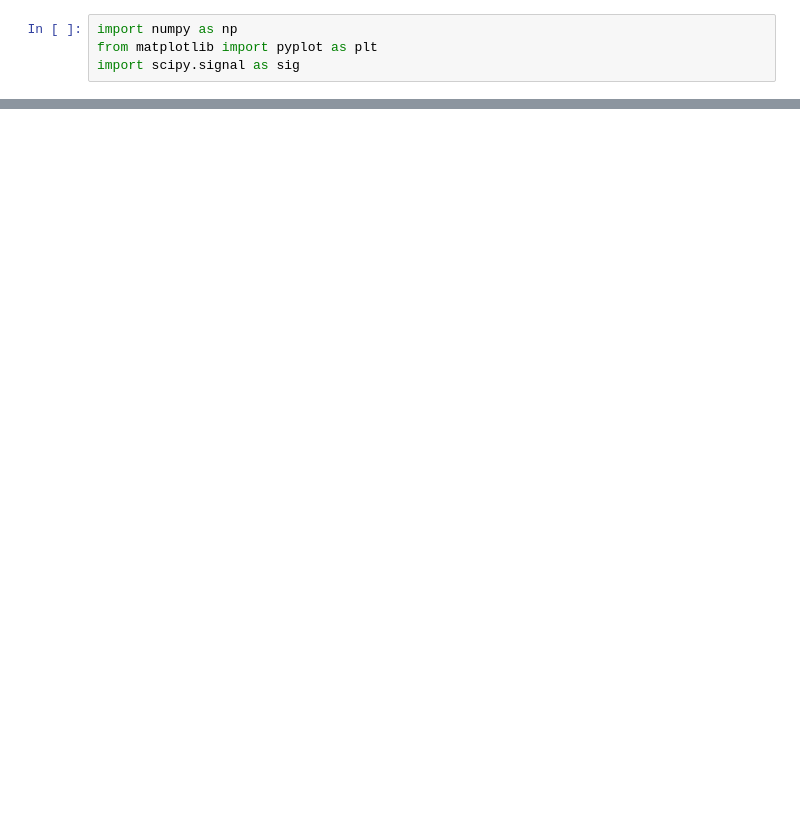
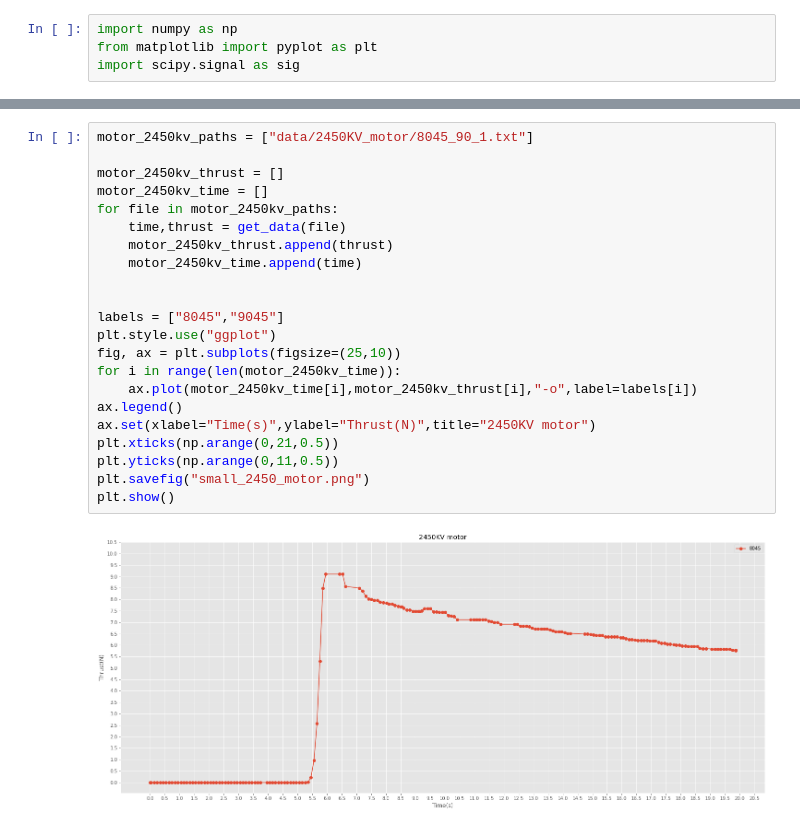
Before and after one commit to nmarks99/aero-capstone, a Jupyter notebook: thrust_test/nice_plots.ipynb, the cells around one changed output, grey strips where cells are left out. Drawn from its saved outputs; the diff is of its cells as text; blank space fills up the shorter version.

```diff
--- a/thrust_test/nice_plots.ipynb
+++ b/thrust_test/nice_plots.ipynb
@@ -220,0 +87,24 @@ fig.savefig("data/all.png")
+# %%
+motor_2450kv_paths = ["data/2450KV_motor/8045_90_1.txt"]
+
+motor_2450kv_thrust = []
+motor_2450kv_time = []
+for file in motor_2450kv_paths:
+    time,thrust = get_data(file)
+    motor_2450kv_thrust.append(thrust)
+    motor_2450kv_time.append(time)
+
+
+labels = ["8045","9045"]
+plt.style.use("ggplot")
+fig, ax = plt.subplots(figsize=(25,10))
+for i in range(len(motor_2450kv_time)):
+    ax.plot(motor_2450kv_time[i],motor_2450kv_thrust[i],"-o",label=labels[i])
+ax.legend()
+ax.set(xlabel="Time(s)",ylabel="Thrust(N)",title="2450KV motor")
+plt.xticks(np.arange(0,21,0.5))
+plt.yticks(np.arange(0,11,0.5))
+plt.savefig("small_2450_motor.png")
+plt.show()
+# %% [output]
+[figure, added]
```
Also changed, not shown: parts of 16 cells of this notebook.
